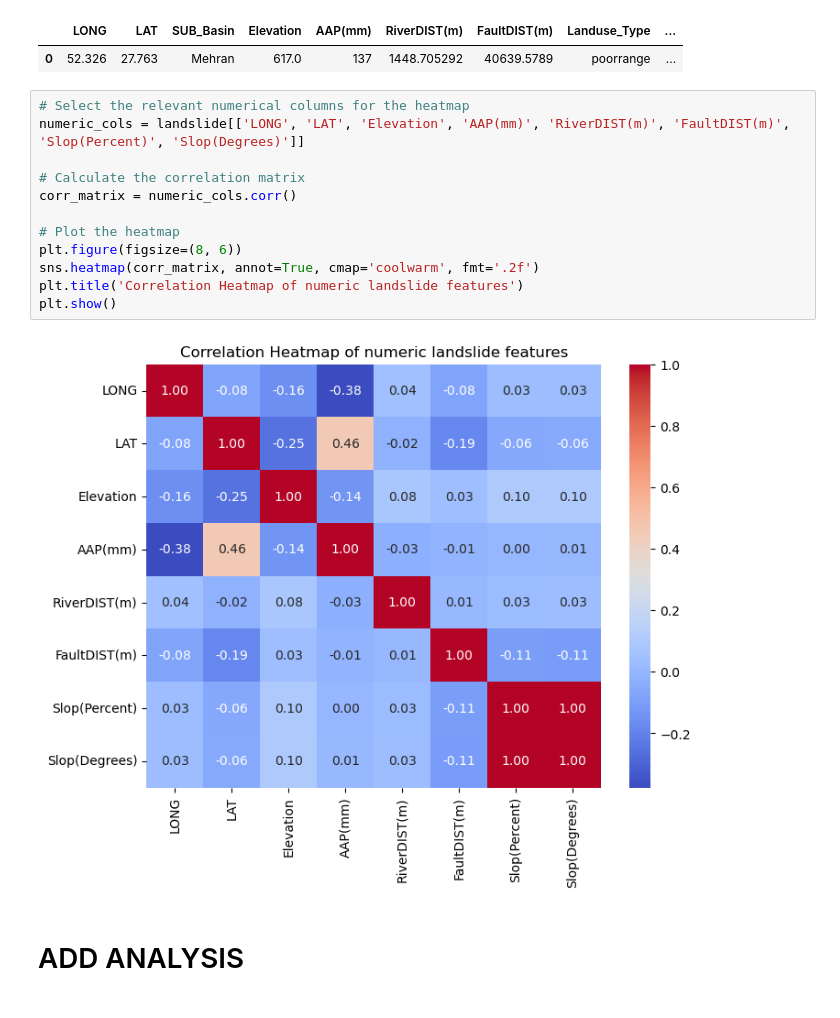
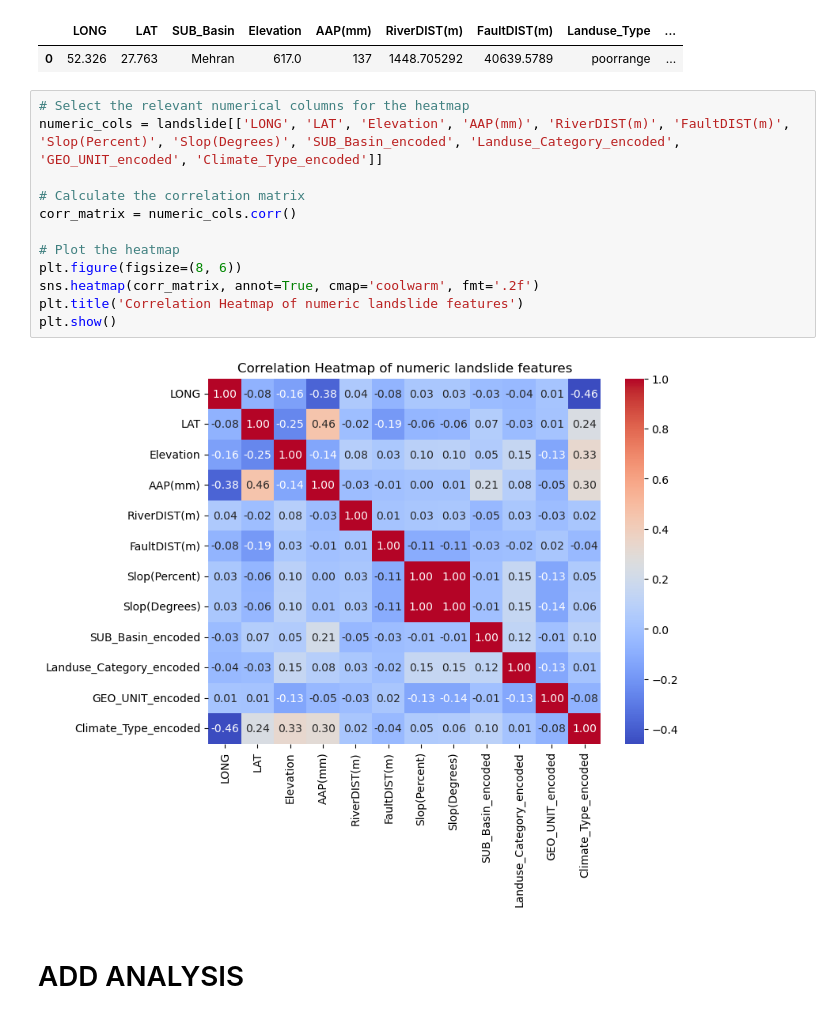
Before and after one commit to MiekeSpaans/MS_Capstone_Project_2401FTDS, a Jupyter notebook: QCTO-Capstone-Project.ipynb, the cells around one changed output. Drawn from its saved outputs; the diff is of its cells as text.

```diff
--- a/QCTO-Capstone-Project.ipynb
+++ b/QCTO-Capstone-Project.ipynb
@@ -120,18 +120,18 @@ landslide.head(1)
 | 0 | 52.326 | 27.763 | Mehran | 617.0 | 137 | 1448.705292 | 40639.5789 | poorrange | ... |
 # %%
 # Select the relevant numerical columns for the heatmap
-numeric_cols = landslide[['LONG', 'LAT', 'Elevation', 'AAP(mm)', 'RiverDIST(m)', 'FaultDIST(m)', 'Slop(Percent)', 'Slop(Degrees)']]
+numeric_cols = landslide[['LONG', 'LAT', 'Elevation', 'AAP(mm)', 'RiverDIST(m)', 'FaultDIST(m)', 'Slop(Percent)', 'Slop(Degrees)', 'SUB_Basin_encoded', 'Landuse_Category_encoded', 'GEO_UNIT_encoded', 'Climate_Type_encoded']]
 
 # Calculate the correlation matrix
 corr_matrix = numeric_cols.corr()
 
 # Plot the heatmap
 plt.figure(figsize=(8, 6))
 sns.heatmap(corr_matrix, annot=True, cmap='coolwarm', fmt='.2f')
 plt.title('Correlation Heatmap of numeric landslide features')
 plt.show()
 # %% [output]
-[figure, old version]
+[figure, new version]
 # %% [markdown]
 # ADD ANALYSIS
 # %% [markdown]
```
Also changed, not shown: parts of 19 cells of this notebook, 1 other file.
